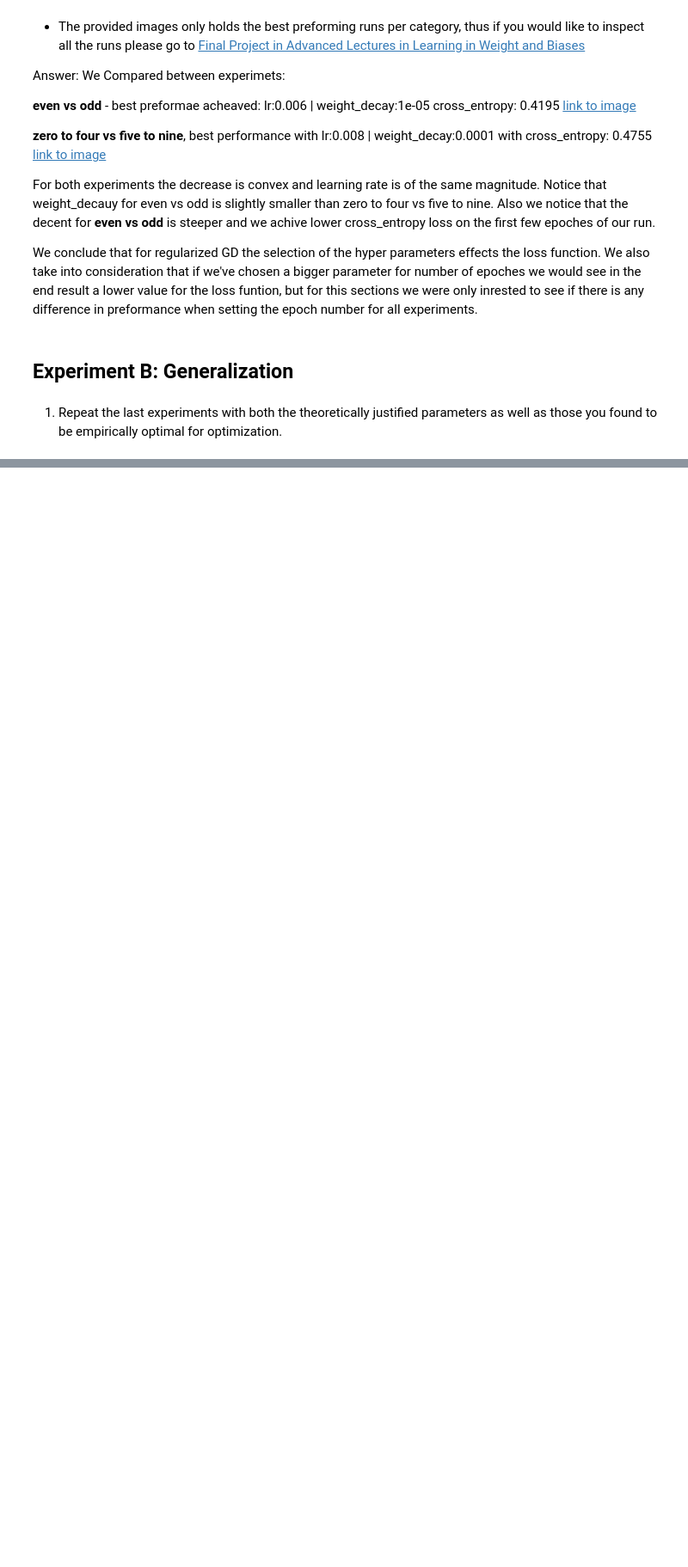
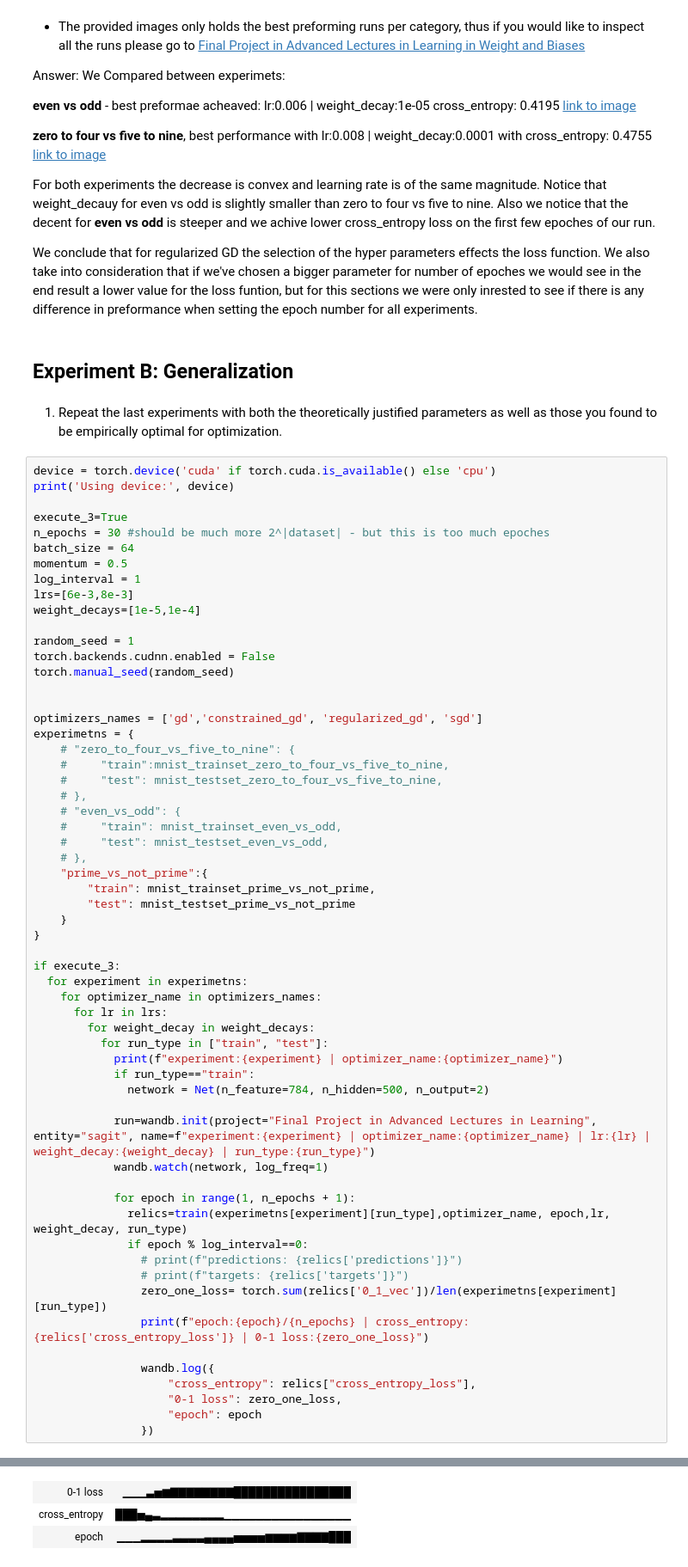
Before and after one commit to sagitiminsky/Final-Project-in-Advanced-Lectures-in-Learning-Theory, a Jupyter notebook: part1.ipynb, the cells around one changed output, grey strips where cells are left out. Shown: that part at 86% size. Cells and saved outputs as stored; diff of their text form; blank space fills up the shorter version.

```diff
--- a/part1.ipynb
+++ b/part1.ipynb
@@ -456,3 +399,63 @@ We conclude that for regularized GD the selection of the hyper parameters effect
 # %% [markdown]
 1. Repeat the last experiments with both the theoretically justified parameters as well as those you found to be empirically optimal for
 optimization.
+# %%
+device = torch.device('cuda' if torch.cuda.is_available() else 'cpu')
+print('Using device:', device)
+
+execute_3=True
+n_epochs = 30 #should be much more 2^|dataset| - but this is too much epoches
+batch_size = 64
+momentum = 0.5
+log_interval = 1
+lrs=[6e-3,8e-3]
+weight_decays=[1e-5,1e-4]
+
+random_seed = 1
+torch.backends.cudnn.enabled = False
+torch.manual_seed(random_seed)
+
+
+optimizers_names = ['gd','constrained_gd', 'regularized_gd', 'sgd']
+experimetns = {
+    # "zero_to_four_vs_five_to_nine": {
+    #     "train":mnist_trainset_zero_to_four_vs_five_to_nine,
+    #     "test": mnist_testset_zero_to_four_vs_five_to_nine,
+    # },
+    # "even_vs_odd": {
+    #     "train": mnist_trainset_even_vs_odd,
+    #     "test": mnist_testset_even_vs_odd,
+    # },
+    "prime_vs_not_prime":{
+        "train": mnist_trainset_prime_vs_not_prime,
+        "test": mnist_testset_prime_vs_not_prime
+    }
+}
+
+if execute_3:
+  for experiment in experimetns:
+    for optimizer_name in optimizers_names:
+      for lr in lrs:
+        for weight_decay in weight_decays:
+          for run_type in ["train", "test"]:
+            print(f"experiment:{experiment} | optimizer_name:{optimizer_name}")
+            if run_type=="train":
+              network = Net(n_feature=784, n_hidden=500, n_output=2)
+
+            run=wandb.init(project="Final Project in Advanced Lectures in Learning", entity="sagit", name=f"experiment:{experiment} | optimizer_name:{optimizer_name} | lr:{lr} | weight_decay:{weight_decay} | run_type:{run_type}")
+            wandb.watch(network, log_freq=1)
+
+            for epoch in range(1, n_epochs + 1):
+              relics=train(experimetns[experiment][run_type],optimizer_name, epoch,lr, weight_decay, run_type)
+              if epoch % log_interval==0:
+                # print(f"predictions: {relics['predictions']}")
+                # print(f"targets: {relics['targets']}")
+                zero_one_loss= torch.sum(relics['0_1_vec'])/len(experimetns[experiment][run_type])
+                print(f"epoch:{epoch}/{n_epochs} | cross_entropy:{relics['cross_entropy_loss']} | 0-1 loss:{zero_one_loss}")
+
+                wandb.log({
+                    "cross_entropy": relics["cross_entropy_loss"],
+                    "0-1 loss": zero_one_loss,
+                    "epoch": epoch
+                })
+# %% [output]
@@ -458,0 +486,3 @@ optimization.
+| 0-1 loss | ▁▁▁▃▅▆▇▇▇▇▇▇▇▇████████████████ |
+| cross_entropy | ███▅▄▃▂▂▂▂▂▂▂▂▁▁▁▁▁▁▁▁▁▁▁▁▁▁▁▁ |
+| epoch | ▁▁▁▂▂▂▂▃▃▃▃▄▄▄▄▅▅▅▅▆▆▆▆▇▇▇▇███ |
```
Also changed, not shown: parts of 12 cells of this notebook.
